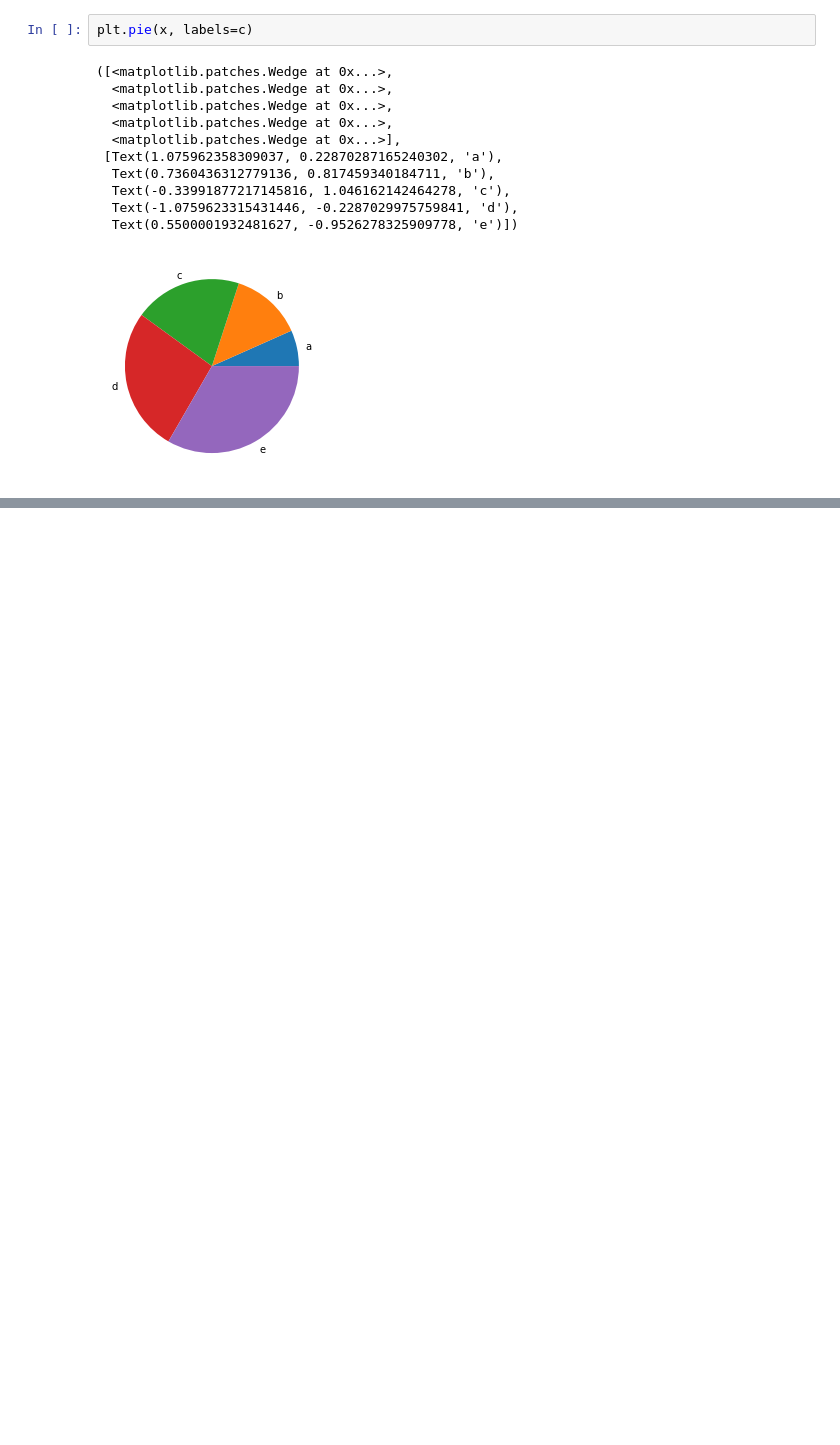
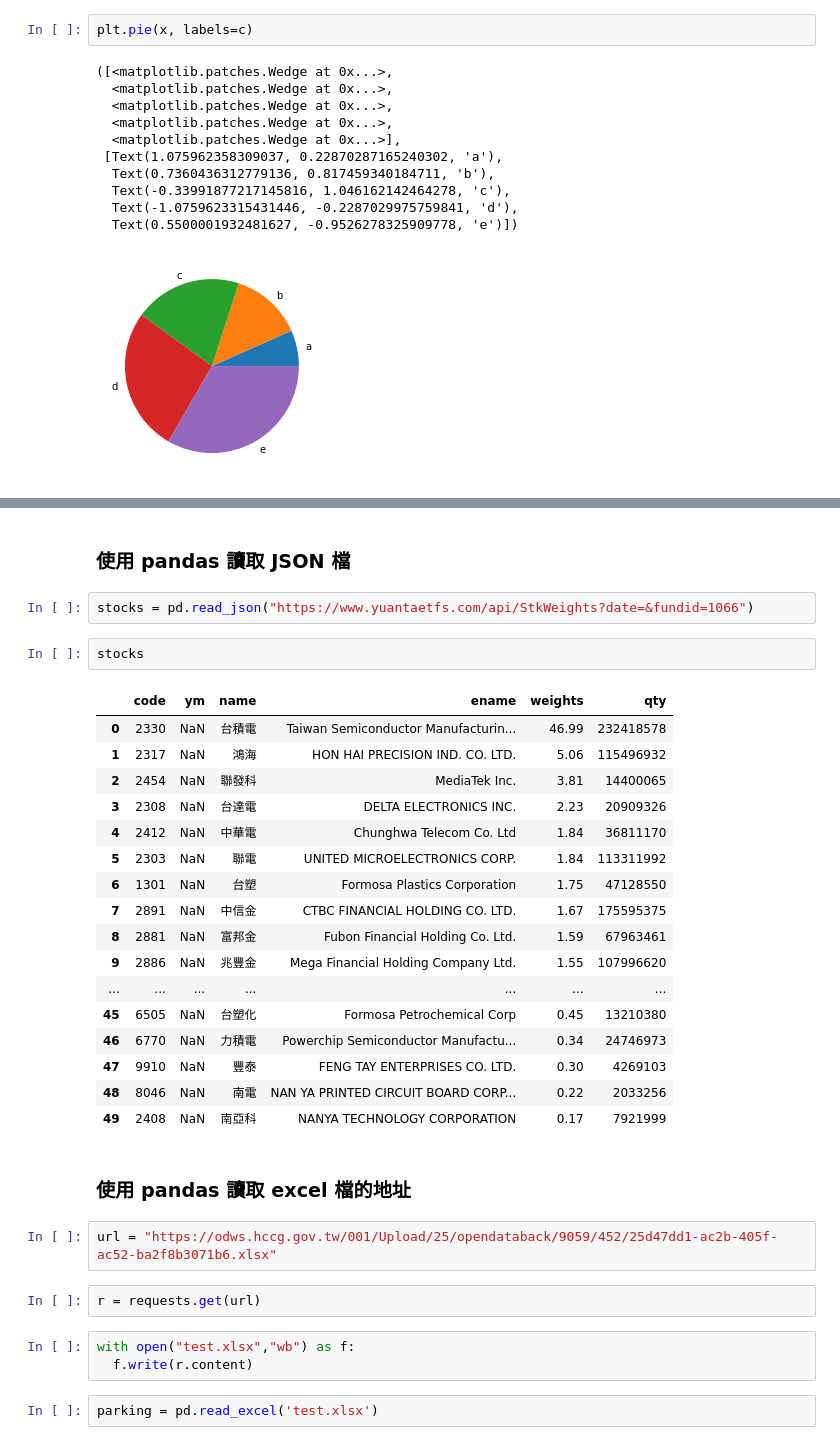
Before and after one commit to liangming1225/pythonclass, a Jupyter notebook: python20220829.ipynb, the cells around one changed output, grey strips where cells are left out. Drawn from its saved outputs; the diff is of its cells as text; blank space fills up the shorter version.

```diff
--- a/python20220829.ipynb
+++ b/python20220829.ipynb
@@ -788,0 +894,35 @@ plt.pie(x, labels=c)
+# %% [markdown]
+### 使用 pandas 讀取 JSON 檔
+# %%
+stocks = pd.read_json("https://www.yuantaetfs.com/api/StkWeights?date=&fundid=1066")
+# %%
+stocks
+# %% [output]
+|  | code | ym | name | ename | weights | qty |
+| 0 | 2330 | NaN | 台積電 | Taiwan Semiconductor Manufacturin... | 46.99 | 232418578 |
+| 1 | 2317 | NaN | 鴻海 | HON HAI PRECISION IND. CO. LTD. | 5.06 | 115496932 |
+| 2 | 2454 | NaN | 聯發科 | MediaTek Inc. | 3.81 | 14400065 |
+| 3 | 2308 | NaN | 台達電 | DELTA ELECTRONICS INC. | 2.23 | 20909326 |
+| 4 | 2412 | NaN | 中華電 | Chunghwa Telecom Co. Ltd | 1.84 | 36811170 |
+| 5 | 2303 | NaN | 聯電 | UNITED MICROELECTRONICS CORP. | 1.84 | 113311992 |
+| 6 | 1301 | NaN | 台塑 | Formosa Plastics Corporation | 1.75 | 47128550 |
+| 7 | 2891 | NaN | 中信金 | CTBC FINANCIAL HOLDING CO. LTD. | 1.67 | 175595375 |
+| 8 | 2881 | NaN | 富邦金 | Fubon Financial Holding Co. Ltd. | 1.59 | 67963461 |
+| 9 | 2886 | NaN | 兆豐金 | Mega Financial Holding Company Ltd. | 1.55 | 107996620 |
+| ... | ... | ... | ... | ... | ... | ... |
+| 45 | 6505 | NaN | 台塑化 | Formosa Petrochemical Corp | 0.45 | 13210380 |
+| 46 | 6770 | NaN | 力積電 | Powerchip Semiconductor Manufactu... | 0.34 | 24746973 |
+| 47 | 9910 | NaN | 豐泰 | FENG TAY ENTERPRISES CO. LTD. | 0.30 | 4269103 |
+| 48 | 8046 | NaN | 南電 | NAN YA PRINTED CIRCUIT BOARD CORP... | 0.22 | 2033256 |
+| 49 | 2408 | NaN | 南亞科 | NANYA TECHNOLOGY CORPORATION | 0.17 | 7921999 |
+# %% [markdown]
+### 使用 pandas 讀取 excel 檔的地址
+# %%
+url = "https://odws.hccg.gov.tw/001/Upload/25/opendataback/9059/452/25d47dd1-ac2b-405f-ac52-ba2f8b3071b6.xlsx"
+# %%
+r = requests.get(url)
+# %%
+with open("test.xlsx","wb") as f:
+  f.write(r.content)
+# %%
+parking = pd.read_excel('test.xlsx')
```
Also changed, not shown: parts of 22 cells of this notebook.
